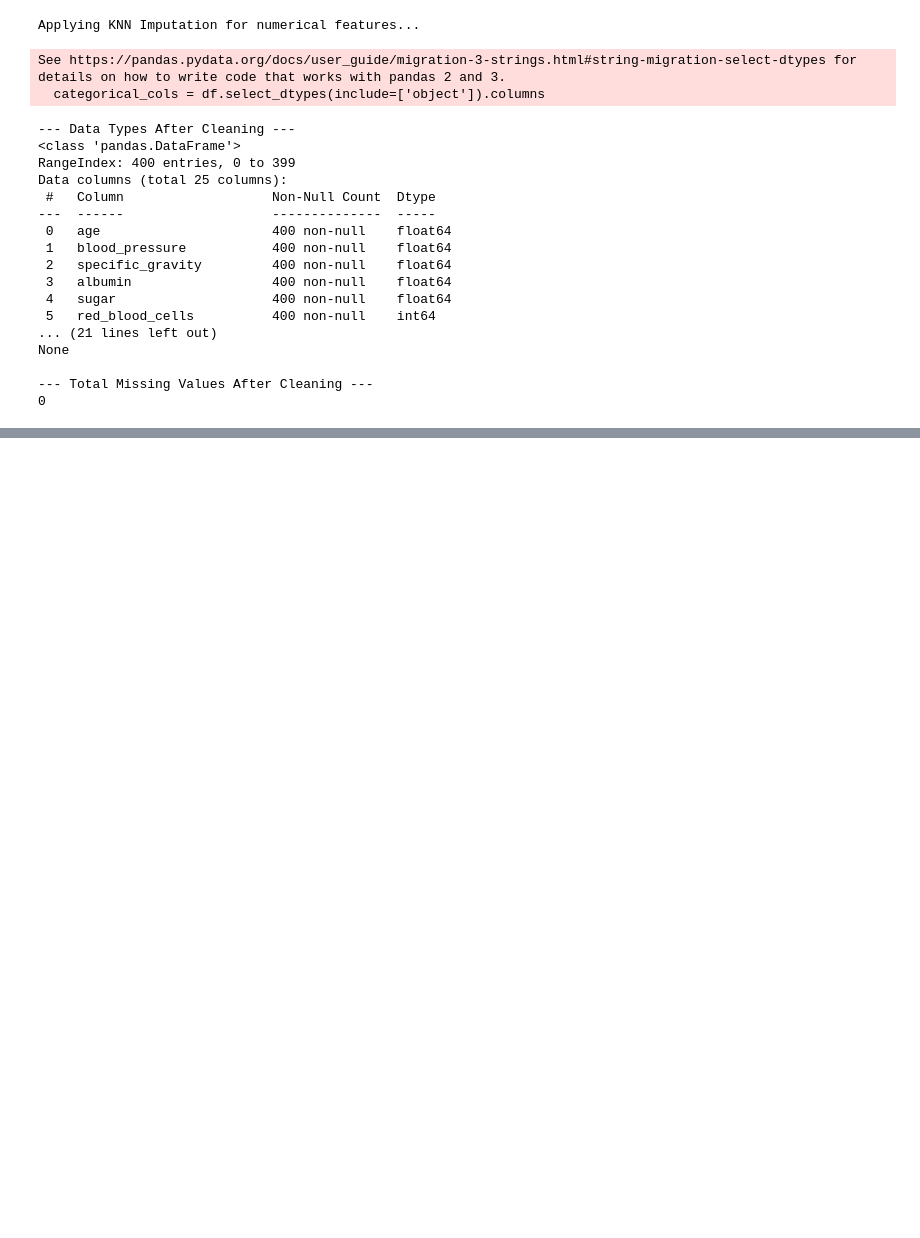
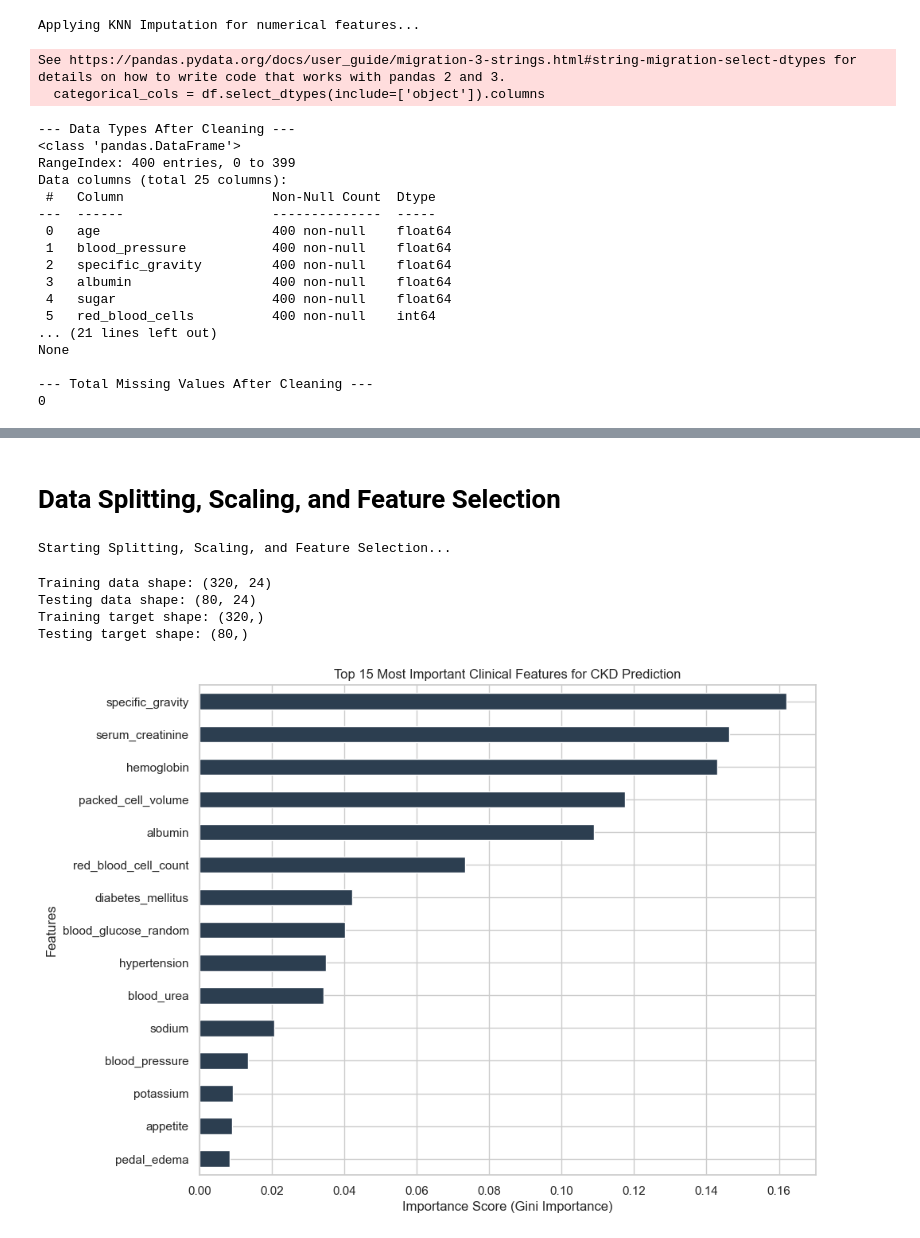
Before and after one commit to AbdullahRFA/Predictive-Modeling-of-Early-Stage-Chronic-Kidney-Disease-Using-Explainable-AI, a Jupyter notebook: Code/datasetCollection_&_EDA.ipynb, the cells around one changed output, grey strips where cells are left out. Cells and saved outputs as stored; diff of their text form; code cells hidden in the pictures; blank space fills up the shorter version.

Commit message:
data splittiong, scalling and feature selection

```diff
--- a/Code/datasetCollection_&_EDA.ipynb
+++ b/Code/datasetCollection_&_EDA.ipynb
@@ -280,0 +301,2 @@ None
+# %% [markdown]
+# Data Splitting, Scaling, and Feature Selection
@@ -280,0 +307,58 @@ None
+# %%
+print("Starting Splitting, Scaling, and Feature Selection...")
+
+# 1. Separate Features (X) and Target (y)
+X = df.drop('target', axis=1)
+y = df['target']
+# %% [output]
+Starting Splitting, Scaling, and Feature Selection...
+# %%
+# 2. Train-Test Split (Stratified)
+# test_size=0.2 means 20% for testing, 80% for training.
+# random_state=42 ensures reproducibility (you get the exact same split every time you run it)
+X_train, X_test, y_train, y_test = train_test_split(
+    X, y, test_size=0.2, random_state=42, stratify=y
+)
+
+print(f"Training data shape: {X_train.shape}")
+print(f"Testing data shape: {X_test.shape}")
+
+print(f"Training target shape: {y_train.shape}")
+print(f"Testing target shape: {y_test.shape}")
+# %% [output]
+Training data shape: (320, 24)
+Testing data shape: (80, 24)
+Training target shape: (320,)
+Testing target shape: (80,)
+# %%
+# 3. Feature Scaling (Preventing Data Leakage)
+scaler = StandardScaler()
+
+# FIT on the training data ONLY, then transform it
+X_train_scaled = scaler.fit_transform(X_train)
+
+# ONLY transform the test data (do NOT fit it)
+X_test_scaled = scaler.transform(X_test)
+
+# Convert NumPy arrays back to Pandas DataFrames to keep column names
+X_train_scaled = pd.DataFrame(X_train_scaled, columns=X.columns)
+X_test_scaled = pd.DataFrame(X_test_scaled, columns=X.columns)
+# %%
+# 4. Feature Selection (Using Random Forest Importance)
+# This model is just to calculate feature importance for our research
+rf_selector = RandomForestClassifier(random_state=42, n_estimators=100)
+rf_selector.fit(X_train_scaled, y_train)
+
+# Create a DataFrame for visualization
+feature_importances = pd.Series(rf_selector.feature_importances_, index=X.columns)
+
+# Plotting the Top 15 Most Important Features
+plt.figure(figsize=(10, 8))
+feature_importances.nlargest(15).plot(kind='barh', color='#2c3e50')
+plt.title("Top 15 Most Important Clinical Features for CKD Prediction")
+plt.xlabel("Importance Score (Gini Importance)")
+plt.ylabel("Features")
+plt.gca().invert_yaxis() # Highest importance at the top
+plt.show()
+# %% [output]
+[figure, added]
```
Also changed, not shown: parts of 11 cells of this notebook.
